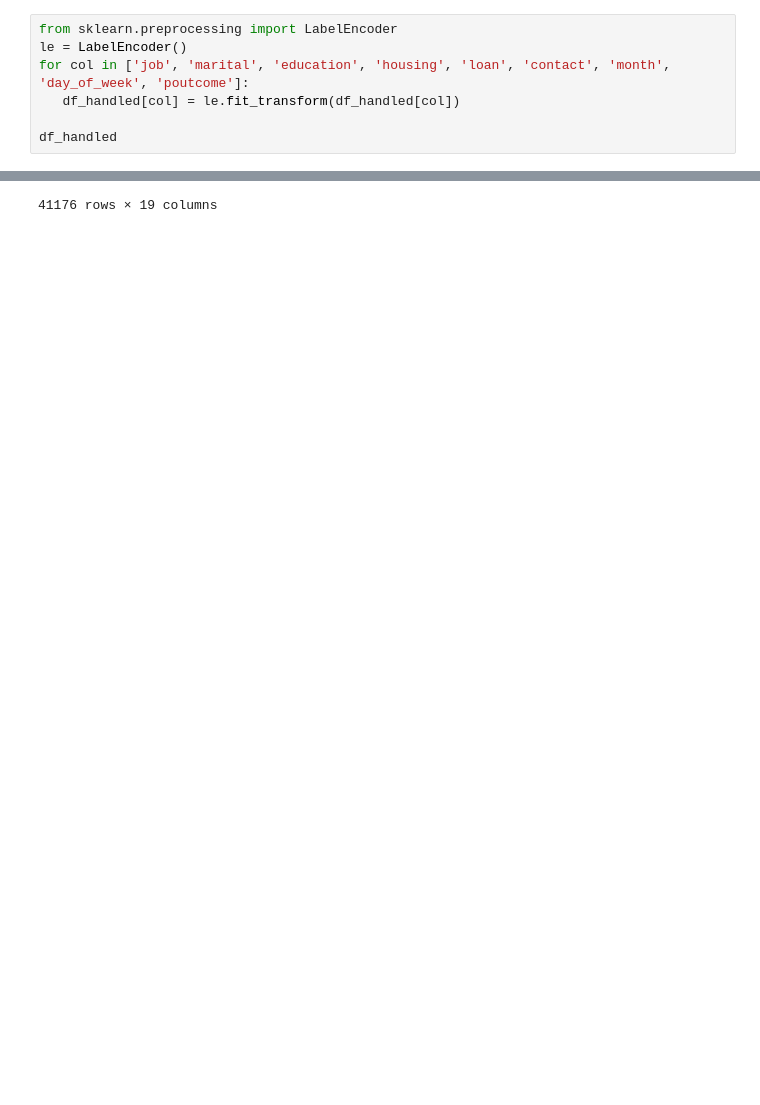
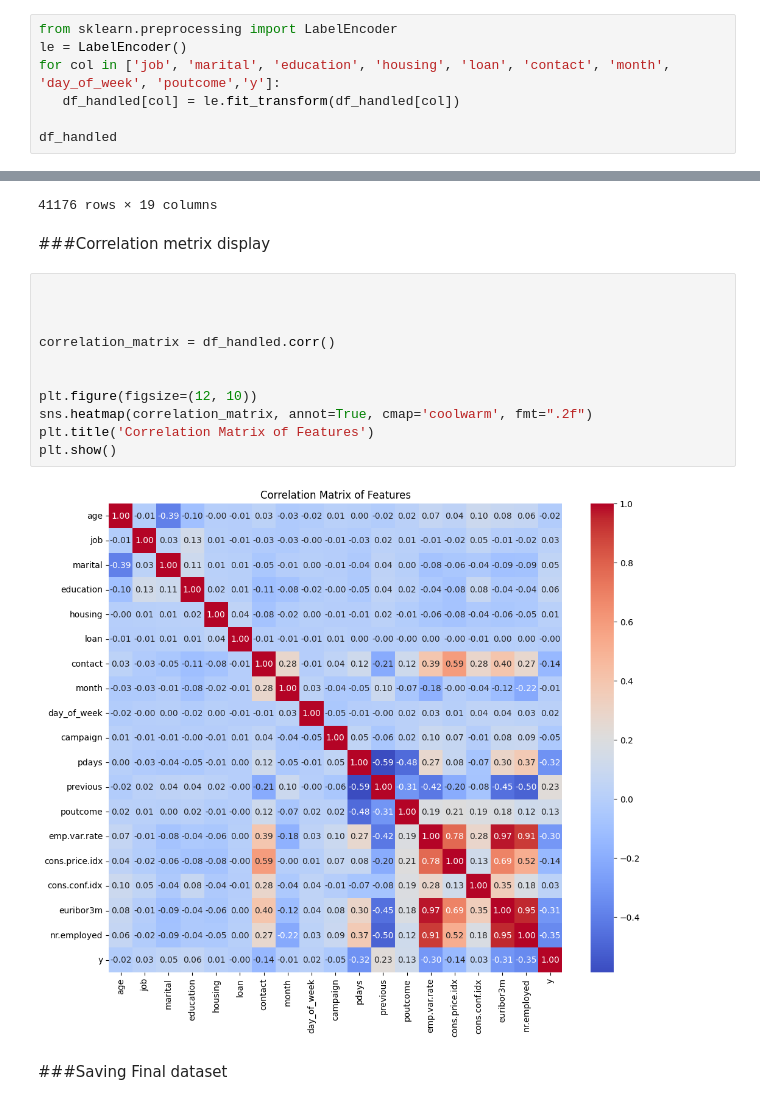
Before and after one commit to Itzz-Hashan/Client-Prediction-System, a Jupyter notebook: CM2604/CLIENT_PREDICTION_20230657.ipynb, the cells around one changed output, grey strips where cells are left out. Drawn from its saved outputs; the diff is of its cells as text; blank space fills up the shorter version.

Commit message:
Saving final dataset to model train

```diff
--- a/CM2604/CLIENT_PREDICTION_20230657.ipynb
+++ b/CM2604/CLIENT_PREDICTION_20230657.ipynb
@@ -290,7 +290,7 @@ display_outliers(df_handled)
 # %%
 from sklearn.preprocessing import LabelEncoder
 le = LabelEncoder()
-for col in ['job', 'marital', 'education', 'housing', 'loan', 'contact', 'month', 'day_of_week', 'poutcome']:
+for col in ['job', 'marital', 'education', 'housing', 'loan', 'contact', 'month', 'day_of_week', 'poutcome','y']:
    df_handled[col] = le.fit_transform(df_handled[col])
 
 df_handled
@@ -308,3 +308,20 @@ df_handled
 | 41186 | 44.000000 | 9 | 1 | 5 | 0 | 0 | 0 | 7 | 0 | 1.0 | ... |
 | 41187 | 39.599391 | 5 | 1 | 5 | 2 | 0 | 0 | 7 | 0 | 3.0 | ... |
 41176 rows × 19 columns
+# %% [markdown]
+###Correlation metrix display
+# %%
+
+
+
+correlation_matrix = df_handled.corr()
+
+
+plt.figure(figsize=(12, 10))
+sns.heatmap(correlation_matrix, annot=True, cmap='coolwarm', fmt=".2f")
+plt.title('Correlation Matrix of Features')
+plt.show()
+# %% [output]
+[figure, added]
+# %% [markdown]
+###Saving Final dataset
```
Also changed, not shown: parts of 4 cells of this notebook.
